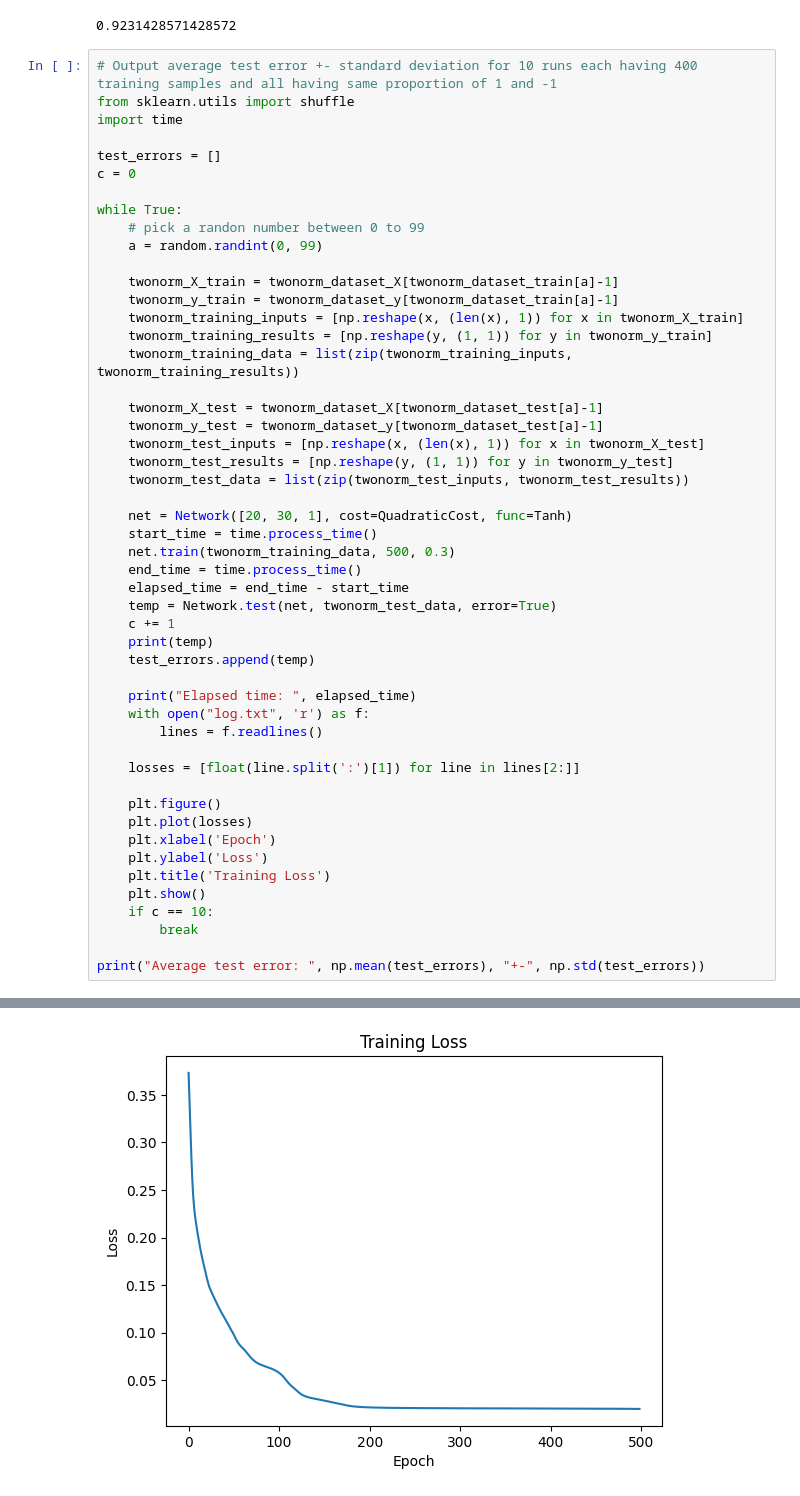
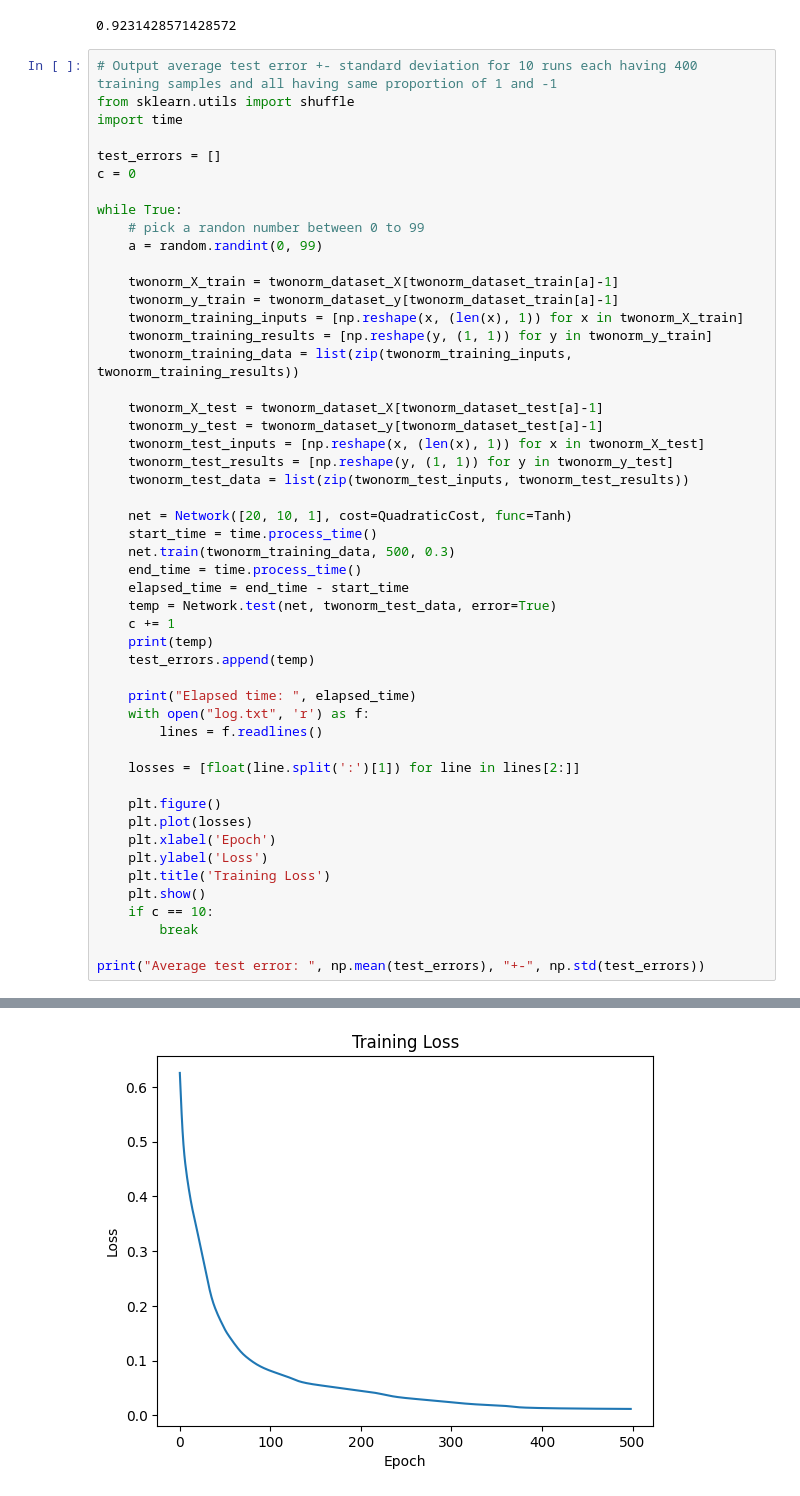
Before and after one commit to ksananth4424/ML_IISc, a Jupyter notebook: Gunnar_Ratsch/twonorm.ipynb, the cells around one changed output, grey strips where cells are left out. Saved outputs shown, nothing was run; the diff lists cells and outputs as text.

```diff
--- a/Gunnar_Ratsch/twonorm.ipynb
+++ b/Gunnar_Ratsch/twonorm.ipynb
@@ -316,7 +316,7 @@ while True:
     twonorm_test_results = [np.reshape(y, (1, 1)) for y in twonorm_y_test]
     twonorm_test_data = list(zip(twonorm_test_inputs, twonorm_test_results))
 
-    net = Network([20, 30, 1], cost=QuadraticCost, func=Tanh)
+    net = Network([20, 10, 1], cost=QuadraticCost, func=Tanh)
     start_time = time.process_time()
     net.train(twonorm_training_data, 500, 0.3)
     end_time = time.process_time()
@@ -348 +348 @@ Elapsed time:  6.265625
-[figure, old version]
+[figure, new version]
```
Also changed, not shown: parts of 2 cells of this notebook, 8 other files.
